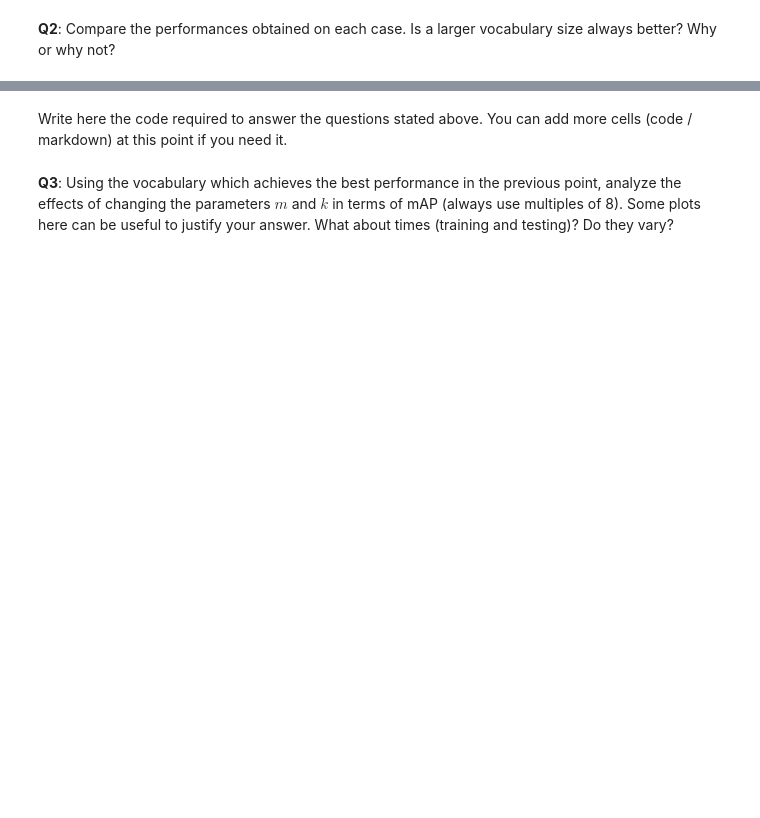
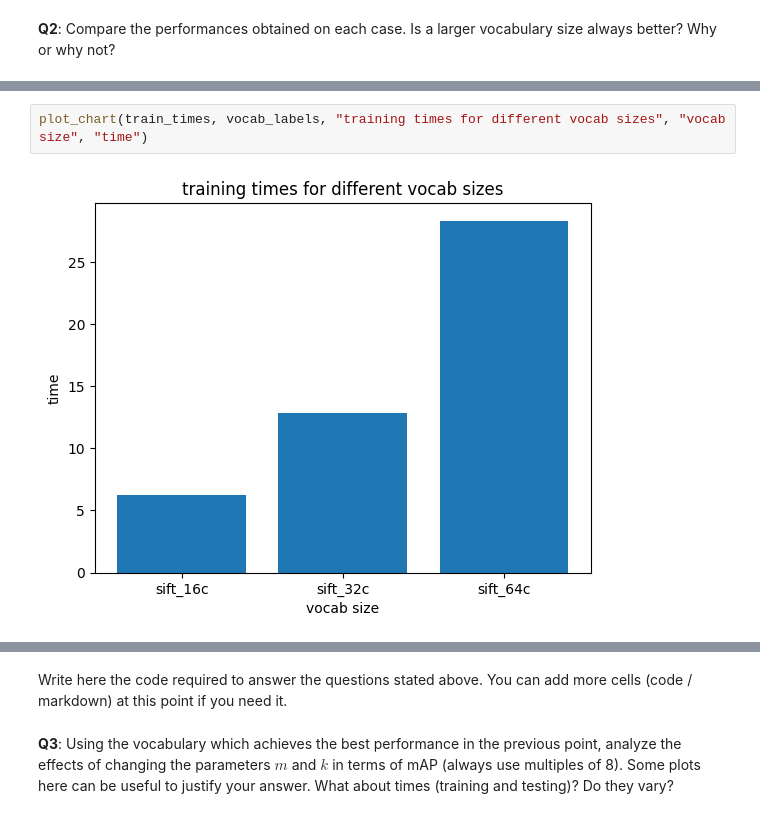
Before and after one commit to claredavies/ImageIndexing, a Jupyter notebook: Advanced_Techniques_Assignment_3.ipynb, the cells around one changed output, grey strips where cells are left out. Drawn from its saved outputs; the diff is of its cells as text; blank space fills up the shorter version.

```diff
--- a/Advanced_Techniques_Assignment_3.ipynb
+++ b/Advanced_Techniques_Assignment_3.ipynb
@@ -615,0 +656,4 @@ mAP 64c: 0.31410
+# %%
+plot_chart(train_times, vocab_labels, "training times for different vocab sizes", "vocab size", "time")
+# %% [output]
+[figure, added]
```
Also changed, not shown: parts of 29 cells of this notebook.
